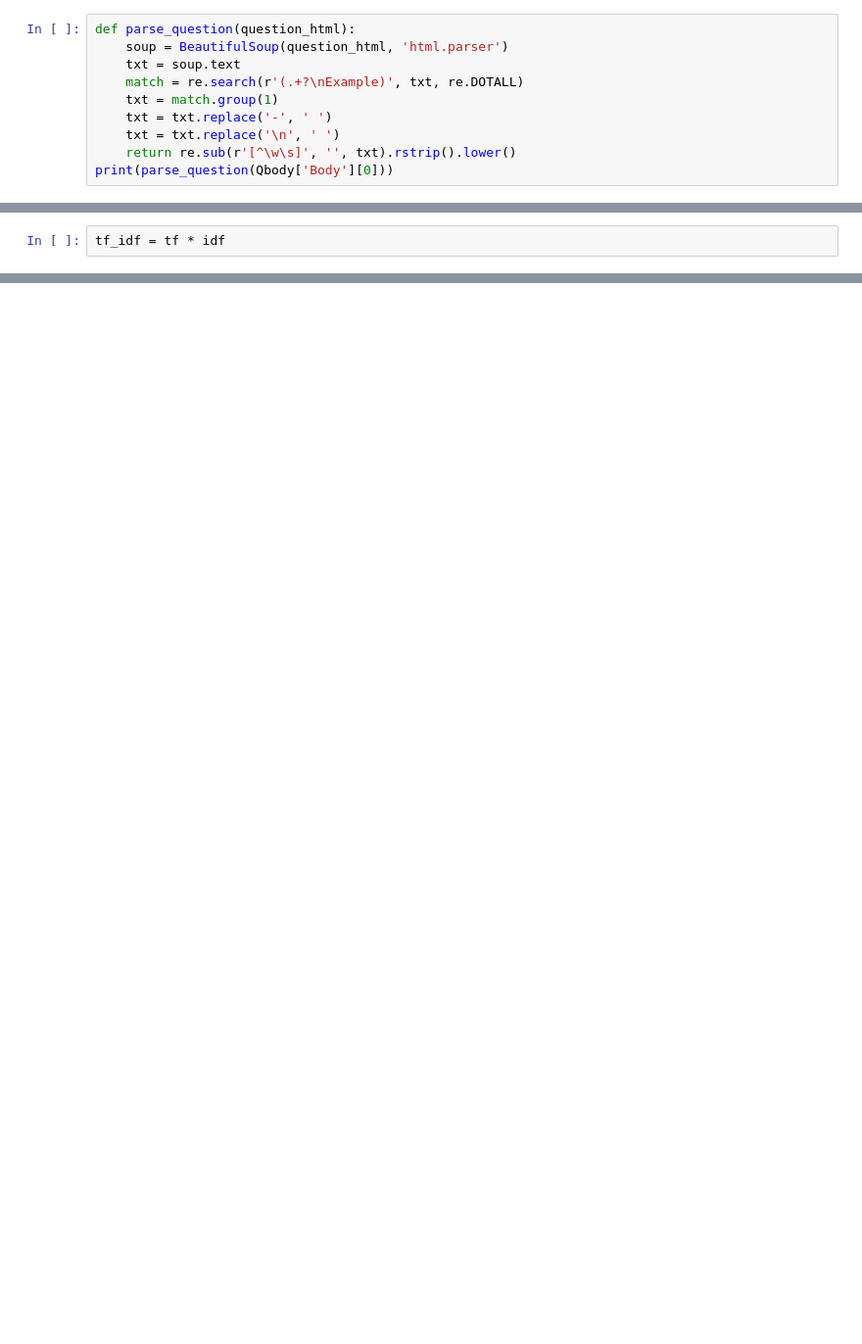
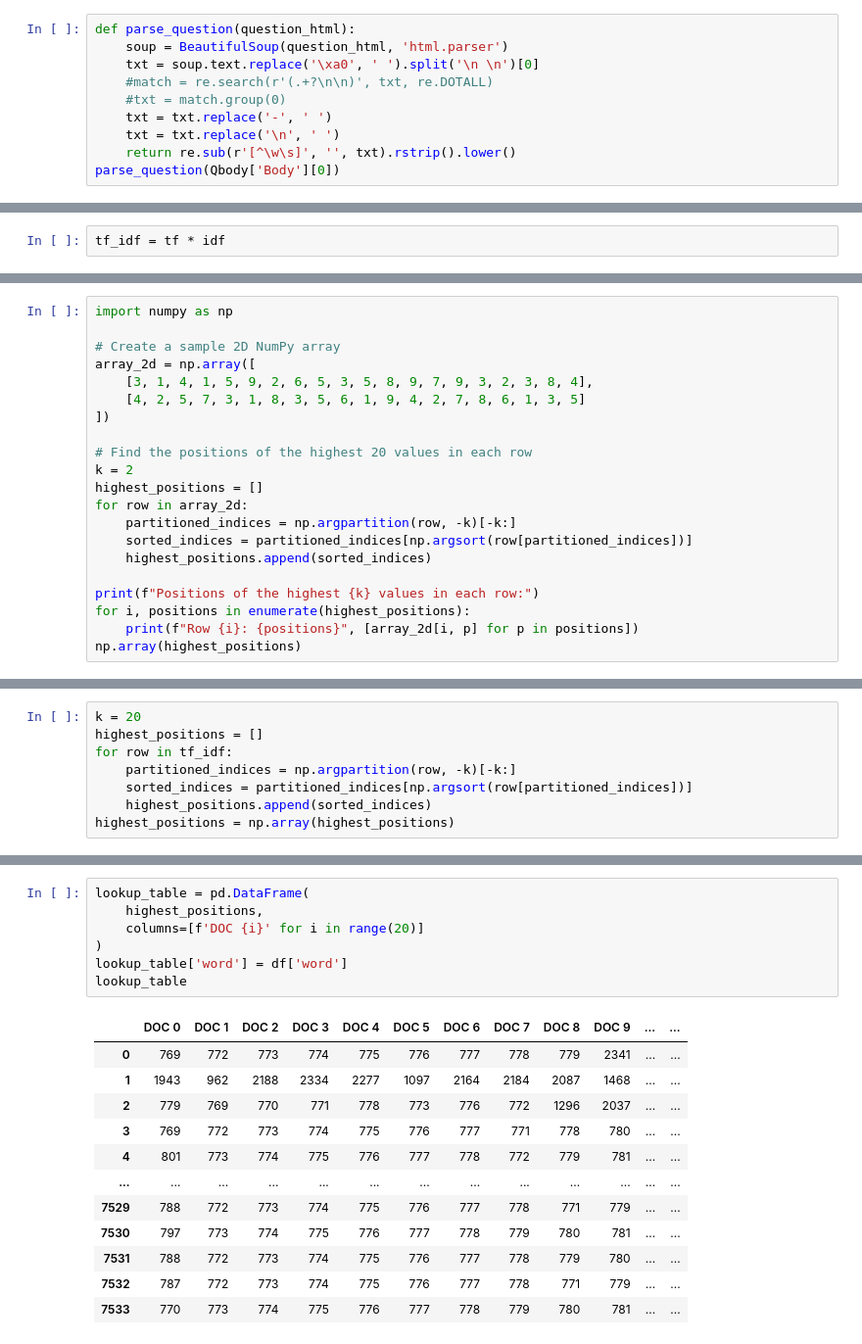
Before and after one commit to banished-panda/LC-search, a Jupyter notebook: analyse.ipynb, the cells around one changed output, grey strips where cells are left out. Shown at 98% size. Drawn from its saved outputs; the diff is of its cells as text; blank space fills up the shorter version.

Commit message:
Generate 'search index'es

```diff
--- a/analyse.ipynb
+++ b/analyse.ipynb
@@ -20,10 +74,10 @@ print(soup.text)
 # %%
 def parse_question(question_html):
     soup = BeautifulSoup(question_html, 'html.parser')
-    txt = soup.text
-    match = re.search(r'(.+?\nExample)', txt, re.DOTALL)
-    txt = match.group(1)
+    txt = soup.text.replace('\xa0', ' ').split('\n \n')[0]
+    #match = re.search(r'(.+?\n\n)', txt, re.DOTALL)
+    #txt = match.group(0)
     txt = txt.replace('-', ' ')
     txt = txt.replace('\n', ' ')
     return re.sub(r'[^\w\s]', '', txt).rstrip().lower()
-print(parse_question(Qbody['Body'][0]))
+parse_question(Qbody['Body'][0])
@@ -100,0 +274,21 @@ tfidf_DF.to_csv('tf_idf.csv', index=False)
+# %%
+import numpy as np
+
+# Create a sample 2D NumPy array
+array_2d = np.array([
+    [3, 1, 4, 1, 5, 9, 2, 6, 5, 3, 5, 8, 9, 7, 9, 3, 2, 3, 8, 4],
+    [4, 2, 5, 7, 3, 1, 8, 3, 5, 6, 1, 9, 4, 2, 7, 8, 6, 1, 3, 5]
+])
+
+# Find the positions of the highest 20 values in each row
+k = 2
+highest_positions = []
+for row in array_2d:
+    partitioned_indices = np.argpartition(row, -k)[-k:]
+    sorted_indices = partitioned_indices[np.argsort(row[partitioned_indices])]
+    highest_positions.append(sorted_indices)
+
+print(f"Positions of the highest {k} values in each row:")
+for i, positions in enumerate(highest_positions):
+    print(f"Row {i}: {positions}", [array_2d[i, p] for p in positions])
+np.array(highest_positions)
@@ -100,0 +301,8 @@ tfidf_DF.to_csv('tf_idf.csv', index=False)
+# %%
+k = 20
+highest_positions = []
+for row in tf_idf:
+    partitioned_indices = np.argpartition(row, -k)[-k:]
+    sorted_indices = partitioned_indices[np.argsort(row[partitioned_indices])]
+    highest_positions.append(sorted_indices)
+highest_positions = np.array(highest_positions)
@@ -100,0 +323,20 @@ tfidf_DF.to_csv('tf_idf.csv', index=False)
+# %%
+lookup_table = pd.DataFrame(
+    highest_positions,
+    columns=[f'DOC {i}' for i in range(20)]
+)
+lookup_table['word'] = df['word']
+lookup_table
+# %% [output]
+|  | DOC 0 | DOC 1 | DOC 2 | DOC 3 | DOC 4 | DOC 5 | DOC 6 | DOC 7 | DOC 8 | DOC 9 | ... | ... |
+| 0 | 769 | 772 | 773 | 774 | 775 | 776 | 777 | 778 | 779 | 2341 | ... | ... |
+| 1 | 1943 | 962 | 2188 | 2334 | 2277 | 1097 | 2164 | 2184 | 2087 | 1468 | ... | ... |
+| 2 | 779 | 769 | 770 | 771 | 778 | 773 | 776 | 772 | 1296 | 2037 | ... | ... |
+| 3 | 769 | 772 | 773 | 774 | 775 | 776 | 777 | 771 | 778 | 780 | ... | ... |
+| 4 | 801 | 773 | 774 | 775 | 776 | 777 | 778 | 772 | 779 | 781 | ... | ... |
+| ... | ... | ... | ... | ... | ... | ... | ... | ... | ... | ... | ... | ... |
+| 7529 | 788 | 772 | 773 | 774 | 775 | 776 | 777 | 778 | 771 | 779 | ... | ... |
+| 7530 | 797 | 773 | 774 | 775 | 776 | 777 | 778 | 779 | 780 | 781 | ... | ... |
+| 7531 | 788 | 772 | 773 | 774 | 775 | 776 | 777 | 778 | 779 | 780 | ... | ... |
+| 7532 | 787 | 772 | 773 | 774 | 775 | 776 | 777 | 778 | 771 | 779 | ... | ... |
+| 7533 | 770 | 773 | 774 | 775 | 776 | 777 | 778 | 779 | 780 | 781 | ... | ... |
```
Also changed, not shown: parts of 29 cells of this notebook, 2 other files.
